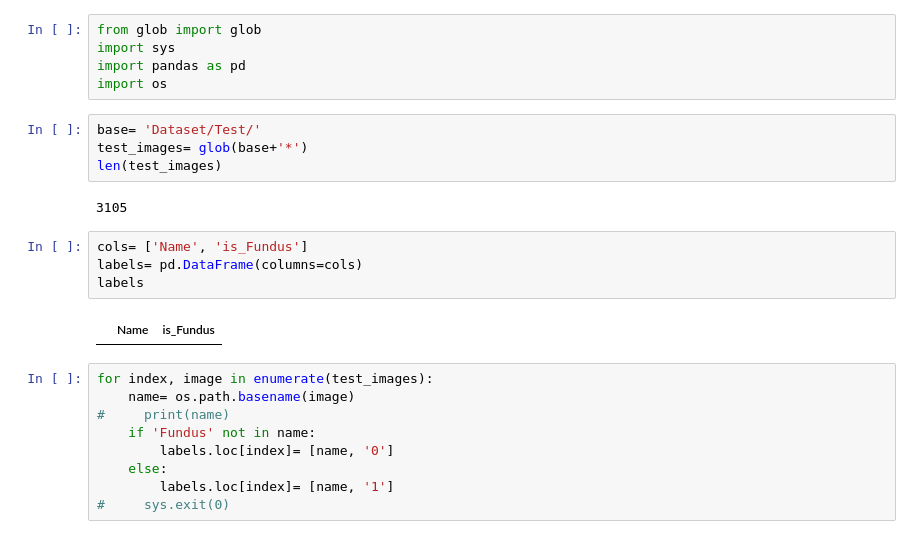
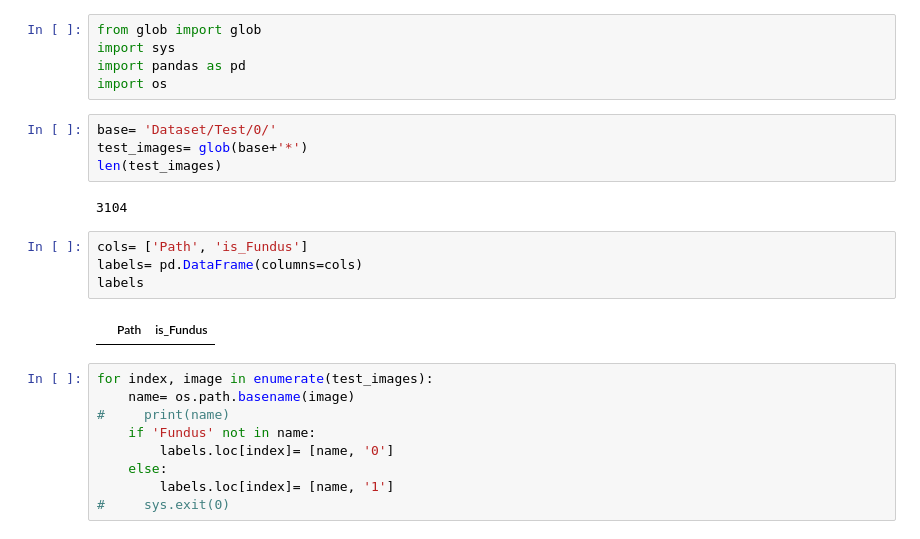
Before and after one commit to spikeeSakshu/OneClass_Classification, a Jupyter notebook: CreateLabels.ipynb, the cells around one changed output. Drawn from its saved outputs; the diff is of its cells as text.

```diff
--- a/CreateLabels.ipynb
+++ b/CreateLabels.ipynb
@@ -6,17 +6,17 @@ import sys
 import pandas as pd
 import os
 # %%
-base= 'Dataset/Test/'
+base= 'Dataset/Test/0/'
 test_images= glob(base+'*')
 len(test_images)
 # %% [output]
-3105
+3104
 # %%
-cols= ['Name', 'is_Fundus']
+cols= ['Path', 'is_Fundus']
 labels= pd.DataFrame(columns=cols)
 labels
 # %% [output]
-|  | Name | is_Fundus |
+|  | Path | is_Fundus |
 # %%
 for index, image in enumerate(test_images):
     name= os.path.basename(image)
```
Also changed, not shown: parts of 2 cells of this notebook, 1 other file.
